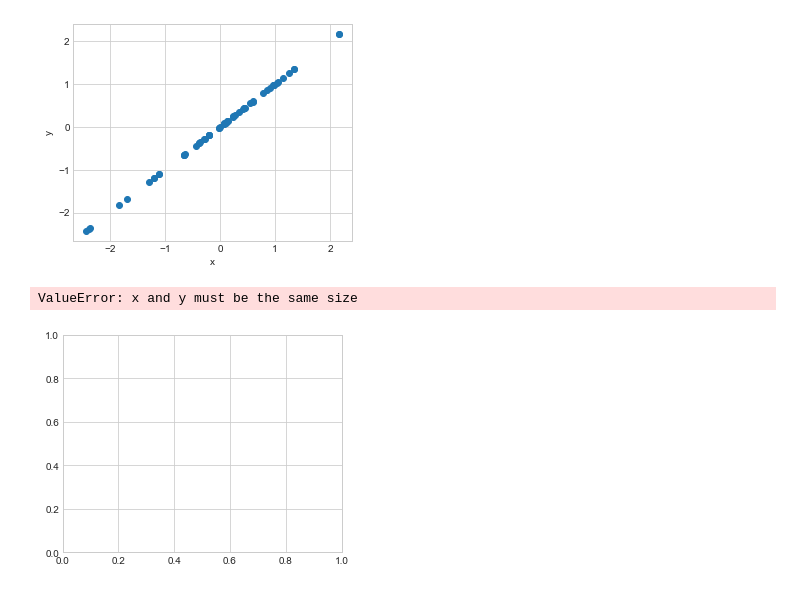
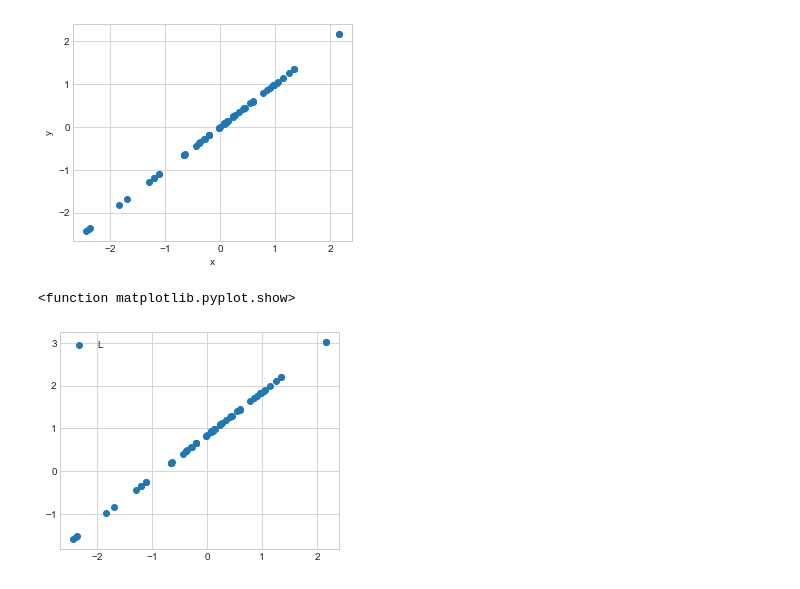
Before and after one commit to VishwaPrabhakar/AI-ML-DataScience, a Jupyter notebook: enrollment_forcastLinearRegression.ipynb, the cells around one changed output. Drawn from its saved outputs; the diff is of its cells as text; code cells hidden in the pictures.

```diff
--- a/enrollment_forcastLinearRegression.ipynb
+++ b/enrollment_forcastLinearRegression.ipynb
@@ -78,8 +106,10 @@ plt.show
 <function matplotlib.pyplot.show>
 [figure]
 # %%
-plt.scatter(X,linregpred)
+plt.scatter(X,X+linregpred)
+plt.legend("Linear PLot")
+plt.LogLocator(linregpred)
 plt.show
 # %% [output]
-ValueError: x and y must be the same size
+<function matplotlib.pyplot.show>
-[figure, old version]
+[figure, new version]
```
Also changed, not shown: parts of 2 cells of this notebook.
